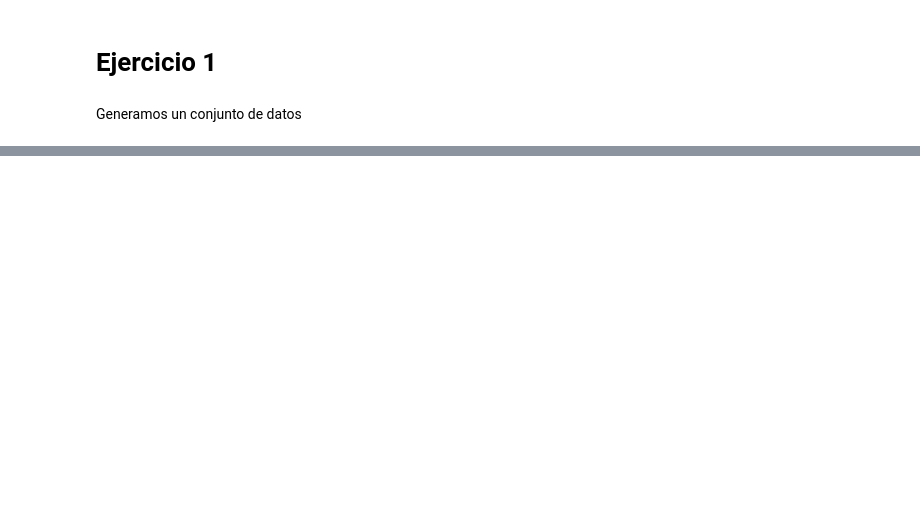
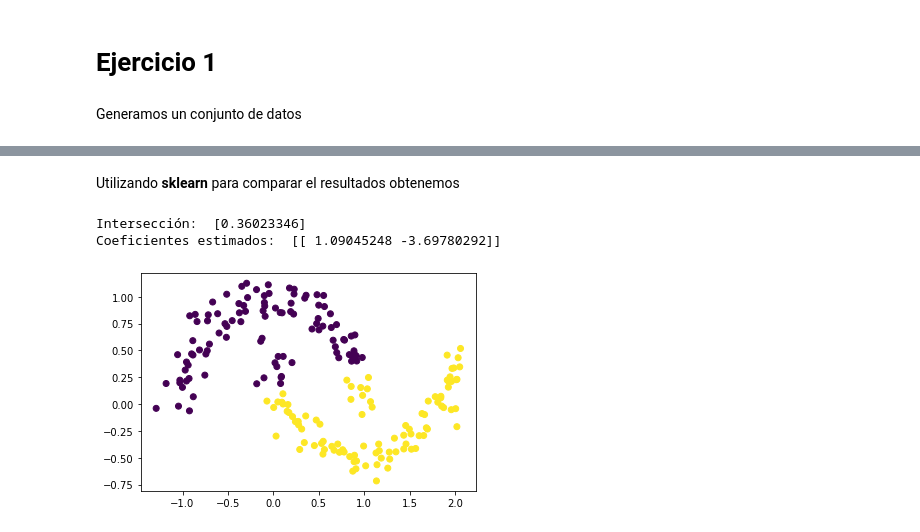
Before and after one commit to taniarubi/redes-neuronales, a Jupyter notebook: tareas/tarea2/src/ejercicio1.ipynb, the cells around one changed output, grey strips where cells are left out. Saved outputs shown, nothing was run; the diff lists cells and outputs as text; code cells hidden in the pictures; blank space fills up the shorter version.

```diff
--- a/tareas/tarea2/src/ejercicio1.ipynb
+++ b/tareas/tarea2/src/ejercicio1.ipynb
@@ -45,0 +72,18 @@ Implementamos regresión logística usando el descenso gradiente  para clasifica
+# %% [markdown]
+Utilizando **sklearn** para comparar el resultados obtenemos
+# %%
+from sklearn.linear_model import LogisticRegression
+
+regresion_logistica = LogisticRegression()
+modelo = regresion_logistica.fit(C1, C2)
+
+print ("Intersección: ", modelo.intercept_)
+print ("Coeficientes estimados: ", modelo.coef_)
+
+# Visualizamos la clasificación.
+plt.scatter(C1[:,0], C1[:,1], c = regresion_logistica.predict(C1))
+plt.show()
+# %% [output]
+Intersección:  [0.36023346]
+Coeficientes estimados:  [[ 1.09045248 -3.69780292]]
+[figure, added]
```
Also changed, not shown: parts of 8 cells of this notebook, 1 other file.
